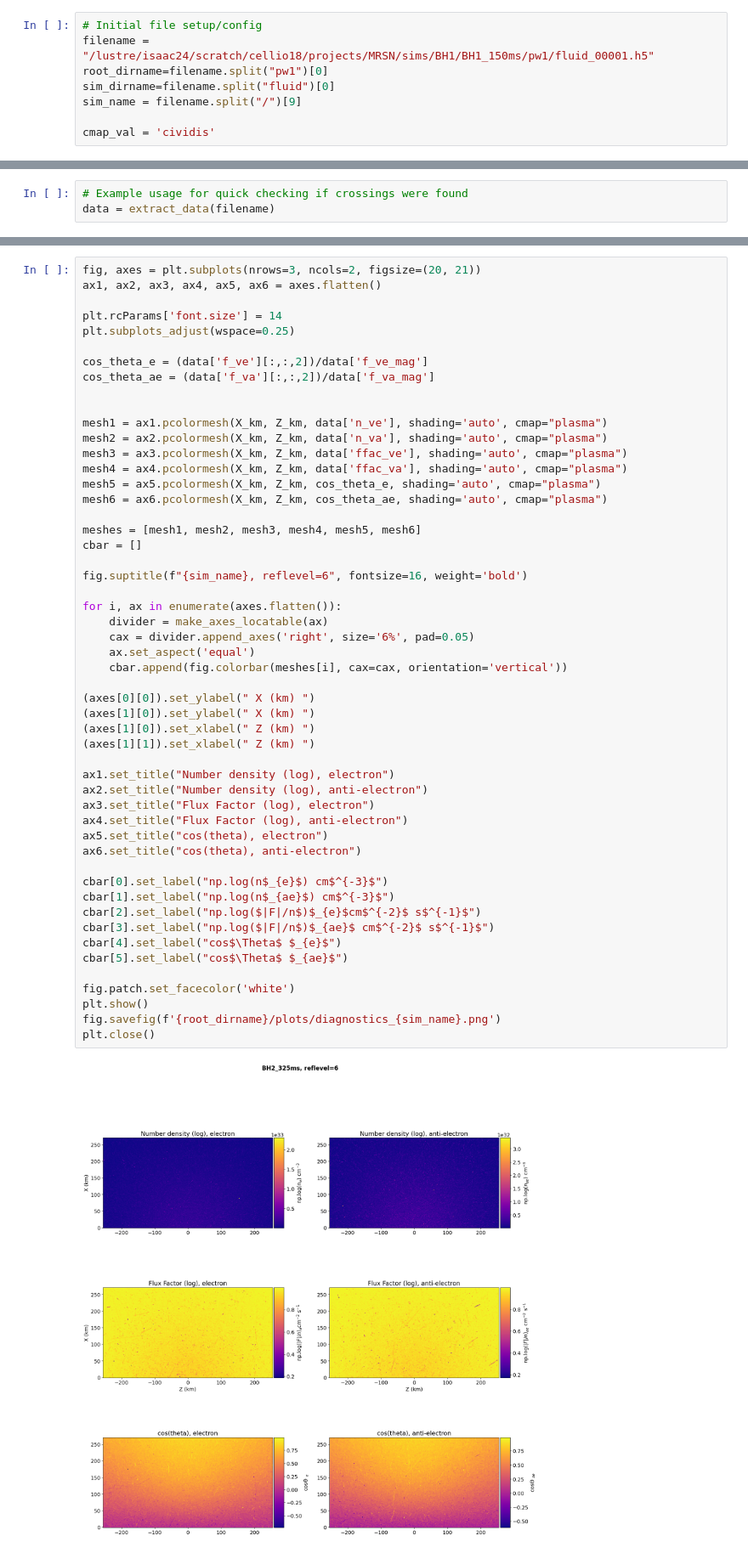
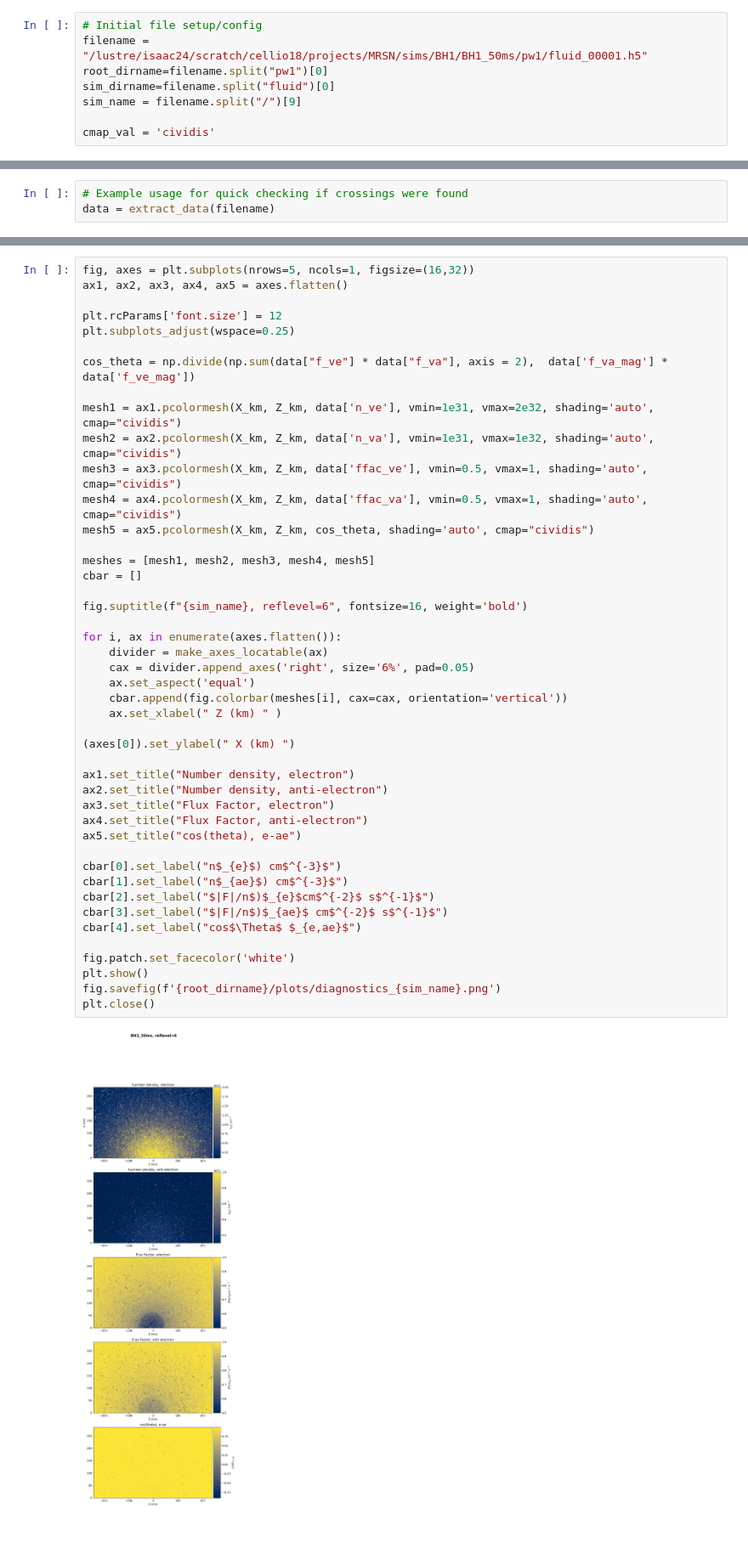
Before and after one commit to RichersGroup/SedonuGR, a Jupyter notebook: useful_scripts/mc_crossing_analysis.ipynb, the cells around one changed output, grey strips where cells are left out. Shown at 85% size. Cells and saved outputs as stored; diff of their text form.

Commit message:
fixed issue in diagnostic cos(theta) plot

```diff
--- a/useful_scripts/mc_crossing_analysis.ipynb
+++ b/useful_scripts/mc_crossing_analysis.ipynb
@@ -17,7 +17,7 @@ Analysis of the MRCCSN data, looking for angular crossings between $\nu_e$ and $
 * the Maximum Entropy criterion (see https://arxiv.org/pdf/2206.08444) ;
 # %%
 # Initial file setup/config
-filename = "/lustre/isaac24/scratch/cellio18/projects/MRSN/sims/BH1/BH1_150ms/pw1/fluid_00001.h5"
+filename = "/lustre/isaac24/scratch/cellio18/projects/MRSN/sims/BH1/BH1_50ms/pw1/fluid_00001.h5"
 root_dirname=filename.split("pw1")[0]
 sim_dirname=filename.split("fluid")[0]
 sim_name = filename.split("/")[9]
@@ -368,54 +361,47 @@ X_km, Z_km = plot_setup(data['eln_n'], reflevel='6')
 # %%
-fig, axes = plt.subplots(nrows=3, ncols=2, figsize=(20, 21))
-ax1, ax2, ax3, ax4, ax5, ax6 = axes.flatten()
+fig, axes = plt.subplots(nrows=5, ncols=1, figsize=(16,32))
+ax1, ax2, ax3, ax4, ax5 = axes.flatten()
 
-plt.rcParams['font.size'] = 14
+plt.rcParams['font.size'] = 12
 plt.subplots_adjust(wspace=0.25)
 
-cos_theta_e = (data['f_ve'][:,:,2])/data['f_ve_mag']
-cos_theta_ae = (data['f_va'][:,:,2])/data['f_va_mag']
+cos_theta = np.divide(np.sum(data["f_ve"] * data["f_va"], axis = 2),  data['f_va_mag'] * data['f_ve_mag'])
 
+mesh1 = ax1.pcolormesh(X_km, Z_km, data['n_ve'], vmin=1e31, vmax=2e32, shading='auto', cmap="cividis")
+mesh2 = ax2.pcolormesh(X_km, Z_km, data['n_va'], vmin=1e31, vmax=1e32, shading='auto', cmap="cividis")
+mesh3 = ax3.pcolormesh(X_km, Z_km, data['ffac_ve'], vmin=0.5, vmax=1, shading='auto', cmap="cividis")
+mesh4 = ax4.pcolormesh(X_km, Z_km, data['ffac_va'], vmin=0.5, vmax=1, shading='auto', cmap="cividis")
+mesh5 = ax5.pcolormesh(X_km, Z_km, cos_theta, shading='auto', cmap="cividis")
 
-mesh1 = ax1.pcolormesh(X_km, Z_km, data['n_ve'], shading='auto', cmap="plasma")
-mesh2 = ax2.pcolormesh(X_km, Z_km, data['n_va'], shading='auto', cmap="plasma")
-mesh3 = ax3.pcolormesh(X_km, Z_km, data['ffac_ve'], shading='auto', cmap="plasma")
-mesh4 = ax4.pcolormesh(X_km, Z_km, data['ffac_va'], shading='auto', cmap="plasma")
-mesh5 = ax5.pcolormesh(X_km, Z_km, cos_theta_e, shading='auto', cmap="plasma")
-mesh6 = ax6.pcolormesh(X_km, Z_km, cos_theta_ae, shading='auto', cmap="plasma")
-
-meshes = [mesh1, mesh2, mesh3, mesh4, mesh5, mesh6]
+meshes = [mesh1, mesh2, mesh3, mesh4, mesh5]
 cbar = []
 
 fig.suptitle(f"{sim_name}, reflevel=6", fontsize=16, weight='bold')
 
 for i, ax in enumerate(axes.flatten()):
     divider = make_axes_locatable(ax)
     cax = divider.append_axes('right', size='6%', pad=0.05)
     ax.set_aspect('equal')
     cbar.append(fig.colorbar(meshes[i], cax=cax, orientation='vertical'))
+    ax.set_xlabel(" Z (km) " )
 
-(axes[0][0]).set_ylabel(" X (km) ")
-(axes[1][0]).set_ylabel(" X (km) ")
-(axes[1][0]).set_xlabel(" Z (km) ")
-(axes[1][1]).set_xlabel(" Z (km) ")
+(axes[0]).set_ylabel(" X (km) ")
 
-ax1.set_title("Number density (log), electron")
-ax2.set_title("Number density (log), anti-electron")
-ax3.set_title("Flux Factor (log), electron")
-ax4.set_title("Flux Factor (log), anti-electron")
-ax5.set_title("cos(theta), electron")
-ax6.set_title("cos(theta), anti-electron")
+ax1.set_title("Number density, electron")
+ax2.set_title("Number density, anti-electron")
+ax3.set_title("Flux Factor, electron")
+ax4.set_title("Flux Factor, anti-electron")
+ax5.set_title("cos(theta), e-ae")
 
-cbar[0].set_label("np.log(n$_{e}$) cm$^{-3}$")
-cbar[1].set_label("np.log(n$_{ae}$) cm$^{-3}$")
-cbar[2].set_label("np.log($|F|/n$)$_{e}$cm$^{-2}$ s$^{-1}$")
-cbar[3].set_label("np.log($|F|/n$)$_{ae}$ cm$^{-2}$ s$^{-1}$")
-cbar[4].set_label("cos$\Theta$ $_{e}$")
-cbar[5].set_label("cos$\Theta$ $_{ae}$")
+cbar[0].set_label("n$_{e}$) cm$^{-3}$")
+cbar[1].set_label("n$_{ae}$) cm$^{-3}$")
+cbar[2].set_label("$|F|/n$)$_{e}$cm$^{-2}$ s$^{-1}$")
+cbar[3].set_label("$|F|/n$)$_{ae}$ cm$^{-2}$ s$^{-1}$")
+cbar[4].set_label("cos$\Theta$ $_{e,ae}$")
 
 fig.patch.set_facecolor('white')
 plt.show()
 fig.savefig(f'{root_dirname}/plots/diagnostics_{sim_name}.png')
 plt.close()
 # %% [output]
-[figure, old version]
+[figure, new version]
```
Also changed, not shown: parts of 3 cells of this notebook.
